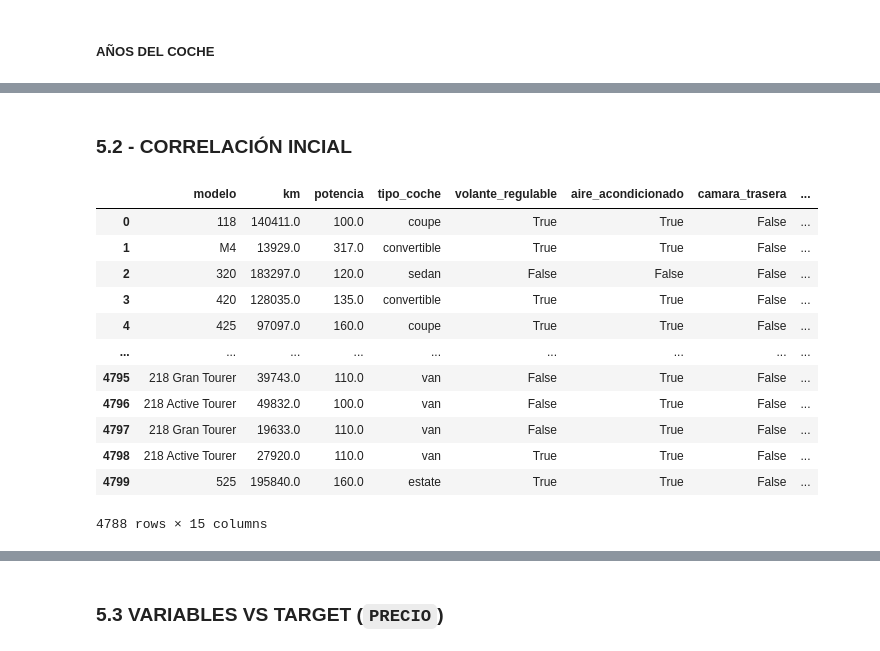
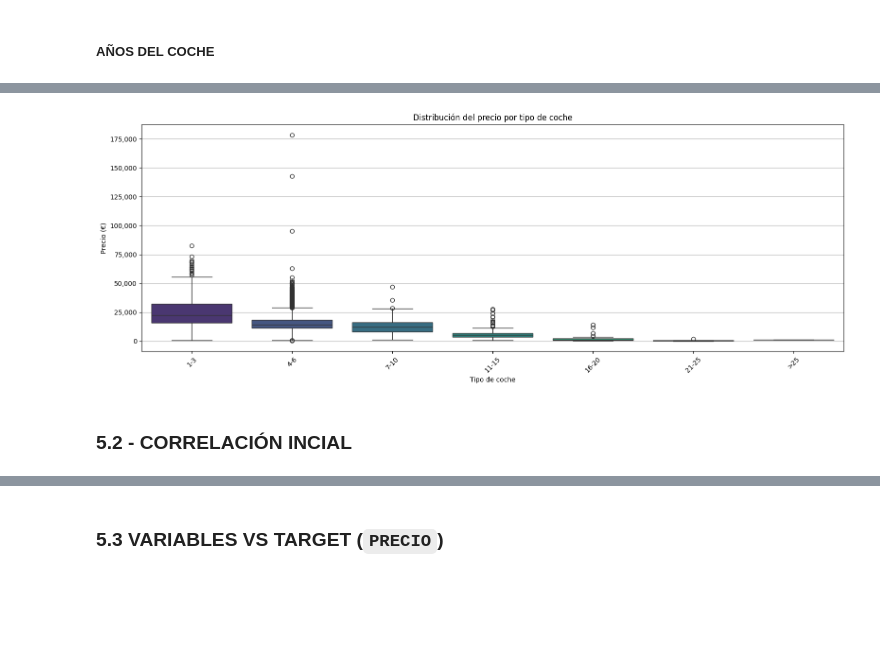
Before and after one commit to davidlarre/DS-BMW_Price, a Jupyter notebook: notebooks/Entregable1.ipynb, the cells around one changed output, grey strips where cells are left out. Cells and saved outputs as stored; diff of their text form; code cells hidden in the pictures; blank space fills up the shorter version.

```diff
--- a/notebooks/Entregable1.ipynb
+++ b/notebooks/Entregable1.ipynb
@@ -2892,21 +2989,20 @@ plt.show()
+# %%
+plt.figure(figsize=(16,6))
+
+sns.boxplot(data=df_bmw, x='años_coche', y='precio', palette='viridis')
+plt.title('Distribución del precio por tipo de coche')
+plt.xlabel('Tipo de coche')
+plt.ylabel('Precio (€)')
+plt.xticks(rotation=45)
+plt.grid(True, axis='y')
+plt.gca().yaxis.set_major_formatter(mticker.FuncFormatter(lambda x, _: f'{int(x):,}'))
+
+plt.tight_layout()
+plt.show()
+# %% [output]
+[figure, added]
 # %% [markdown]
 ### **5.2 - CORRELACIÓN INCIAL**
-# %%
-df_bmw
-# %% [output]
-|  | modelo | km | potencia | tipo_coche | volante_regulable | aire_acondicionado | camara_trasera | ... |
-| 0 | 118 | 140411.0 | 100.0 | coupe | True | True | False | ... |
-| 1 | M4 | 13929.0 | 317.0 | convertible | True | True | False | ... |
-| 2 | 320 | 183297.0 | 120.0 | sedan | False | False | False | ... |
-| 3 | 420 | 128035.0 | 135.0 | convertible | True | True | False | ... |
-| 4 | 425 | 97097.0 | 160.0 | coupe | True | True | False | ... |
-| ... | ... | ... | ... | ... | ... | ... | ... | ... |
-| 4795 | 218 Gran Tourer | 39743.0 | 110.0 | van | False | True | False | ... |
-| 4796 | 218 Active Tourer | 49832.0 | 100.0 | van | False | True | False | ... |
-| 4797 | 218 Gran Tourer | 19633.0 | 110.0 | van | False | True | False | ... |
-| 4798 | 218 Active Tourer | 27920.0 | 110.0 | van | True | True | False | ... |
-| 4799 | 525 | 195840.0 | 160.0 | estate | True | True | False | ... |
-4788 rows × 15 columns
 # %%
 corr = df_bmw.corr(numeric_only=True)
 corr.style.background_gradient(cmap='coolwarm')
```
Also changed, not shown: parts of 48 cells of this notebook, 2 other files.
